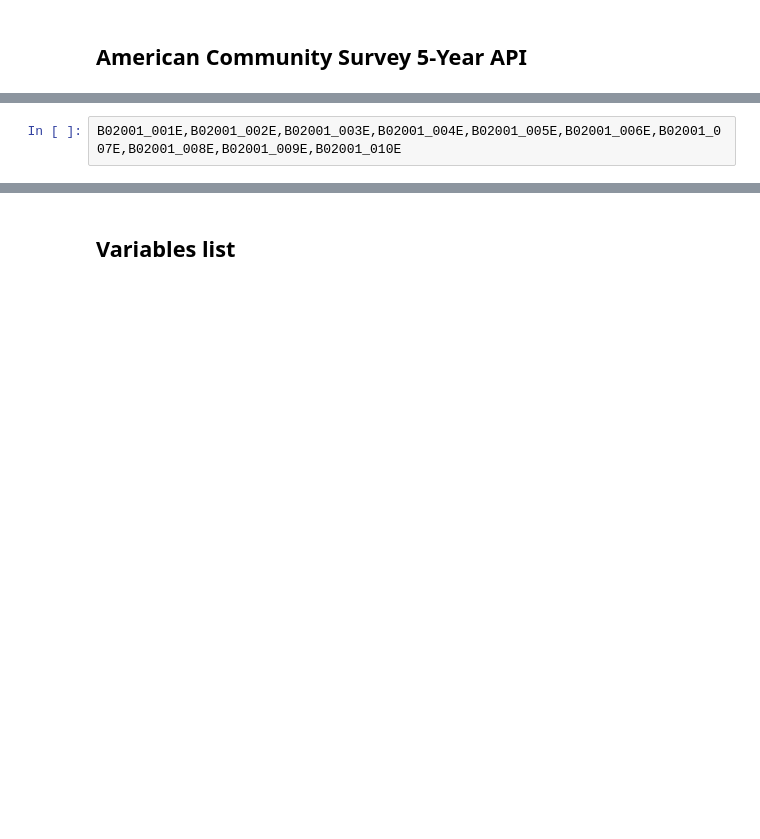
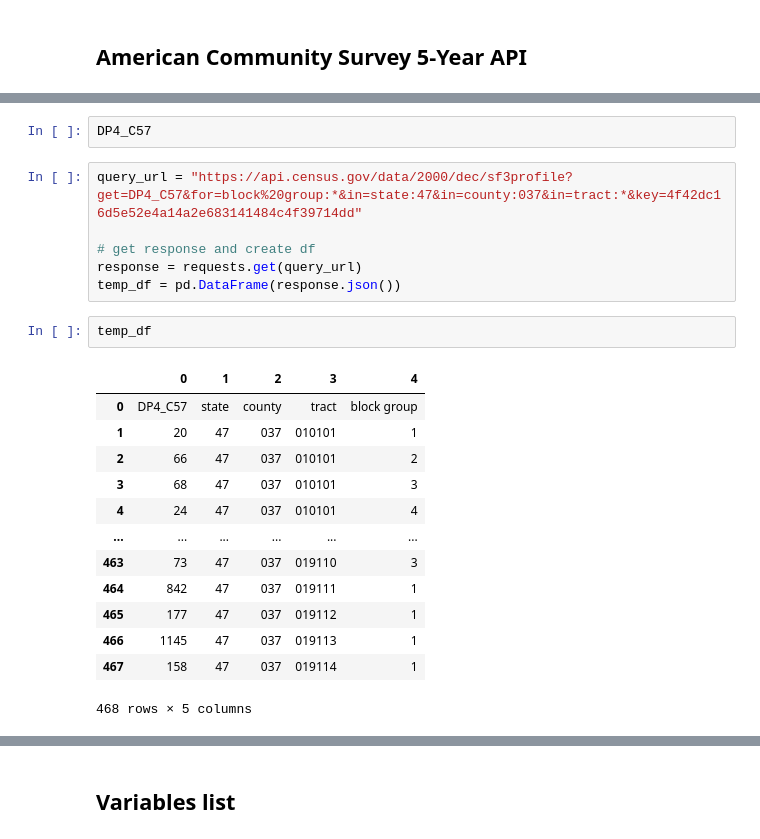
Before and after one commit to b-h-kim/do_parks_gentrify_our_neighborhood, a Jupyter notebook: scripts/scripts.ipynb, the cells around one changed output, grey strips where cells are left out. Cells and saved outputs as stored; diff of their text form; blank space fills up the shorter version.

```diff
--- a/scripts/scripts.ipynb
+++ b/scripts/scripts.ipynb
@@ -141,2 +109,24 @@ with open('api_key.json') as fi:
-# %%
-B02001_001E,B02001_002E,B02001_003E,B02001_004E,B02001_005E,B02001_006E,B02001_007E,B02001_008E,B02001_009E,B02001_010E
+# %%
+DP4_C57
+# %%
+query_url = "https://api.census.gov/data/2000/dec/sf3profile?get=DP4_C57&for=block%20group:*&in=state:47&in=county:037&in=tract:*&key=4f42dc16d5e52e4a14a2e683141484c4f39714dd"
+
+# get response and create df
+response = requests.get(query_url)
+temp_df = pd.DataFrame(response.json())
+# %%
+temp_df
+# %% [output]
+|  | 0 | 1 | 2 | 3 | 4 |
+| 0 | DP4_C57 | state | county | tract | block group |
+| 1 | 20 | 47 | 037 | 010101 | 1 |
+| 2 | 66 | 47 | 037 | 010101 | 2 |
+| 3 | 68 | 47 | 037 | 010101 | 3 |
+| 4 | 24 | 47 | 037 | 010101 | 4 |
+| ... | ... | ... | ... | ... | ... |
+| 463 | 73 | 47 | 037 | 019110 | 3 |
+| 464 | 842 | 47 | 037 | 019111 | 1 |
+| 465 | 177 | 47 | 037 | 019112 | 1 |
+| 466 | 1145 | 47 | 037 | 019113 | 1 |
+| 467 | 158 | 47 | 037 | 019114 | 1 |
+468 rows × 5 columns
```
Also changed, not shown: parts of 40 cells of this notebook, 7 other files.
